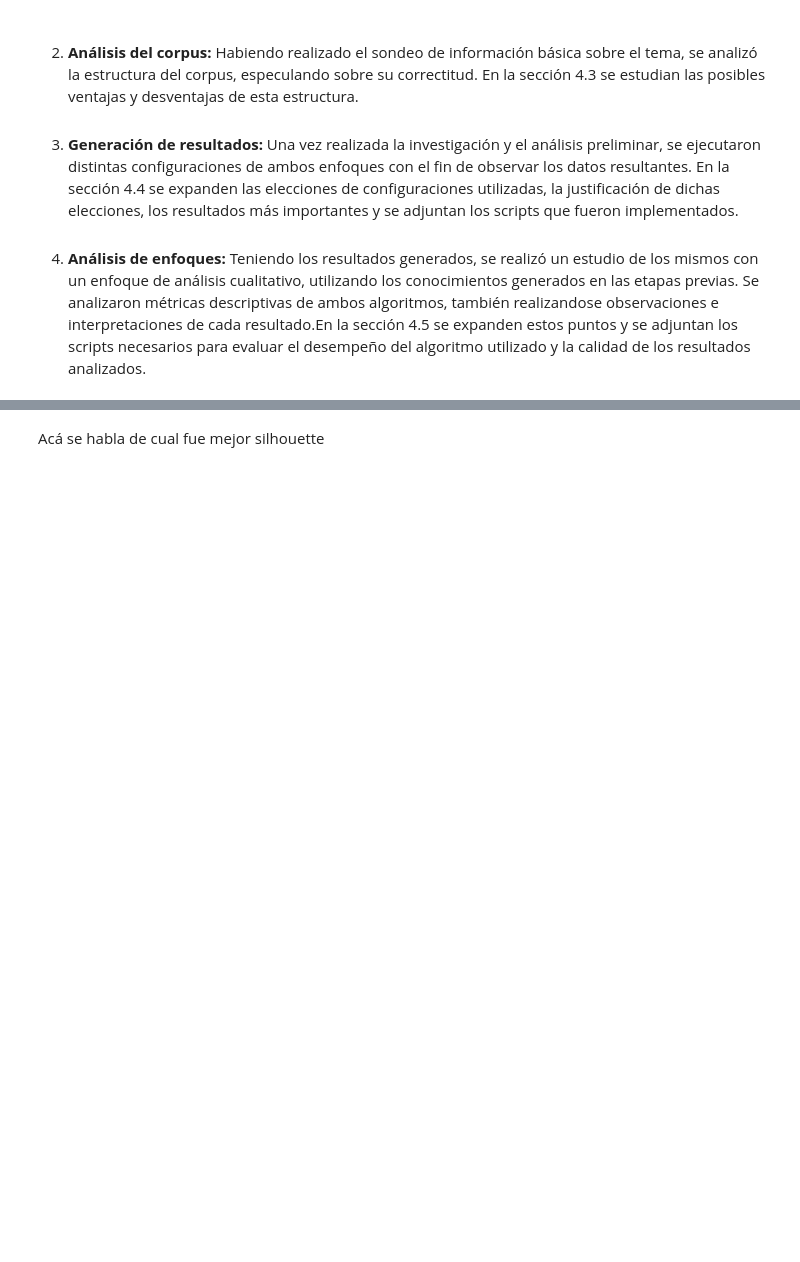
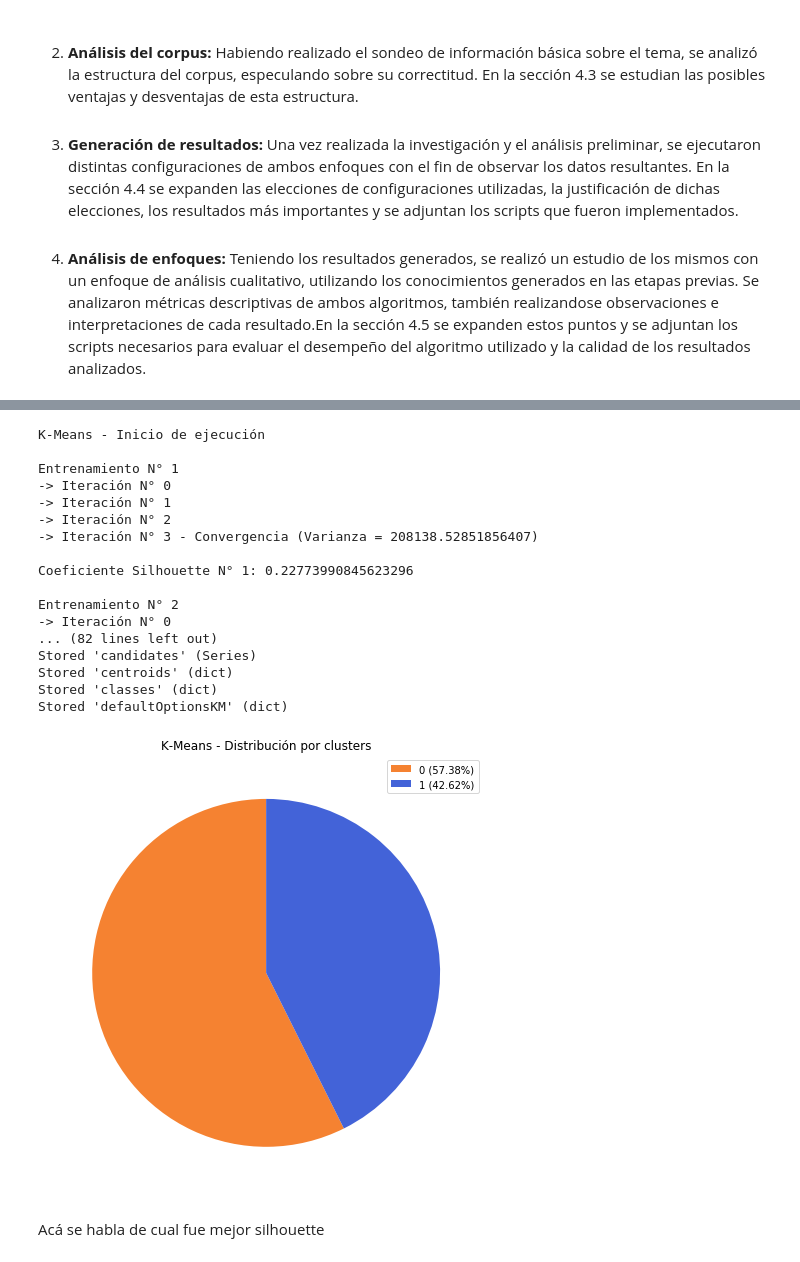
Before and after one commit to leanuy/aprendaut2019, a Jupyter notebook: lab4/notebook/notebook.ipynb, the cells around one changed output, grey strips where cells are left out. Saved outputs shown, nothing was run; the diff lists cells and outputs as text; code cells hidden in the pictures; blank space fills up the shorter version.

```diff
--- a/lab4/notebook/notebook.ipynb
+++ b/lab4/notebook/notebook.ipynb
@@ -359,3 +509,70 @@ Acá mostrar
+# %%
+# Script PCA - Ejecutar antes que cualquier gráfica de PCA
+# IMPORTANTE: Los parámetros k y executions son modificables por el usuario
+
+import os
+import sys
+sys.path.insert(1, os.path.join(sys.path[0], '..'))
+
+from utils.const import *
+from model import k_means
+import processing.reader as reader
+import plotting.kMeansPlotting as kMeansPlotting
+
+# Cantidad de clusters en los que partir (EJ: 2,3,5,10)
+k = 2
+
+# Cantidad de ejecuciones de K-Means (de ser mayor a 1, calcula para cada una el coeficiente de Silhouette
+# y guarda aquel conjunto de clusters con el coeficiente más alto)
+## Advertencia: Silhouette demora segundos en ejecutar.
+executions = 10
+
+# Leer dataset de respuestas a encuesta
+candidates, dataset = reader.readDataset('../' + DATA_ENCUESTAS)
+
+# Almacenar opciones por defecto para graficar luego
+defaultOptionsKM = {
+    'kmeans_iters': executions,
+    'kmeans_analysis': KmeansAnalysis.GENERAL,
+    'kmeans_evaluations': KmeansEvaluations.NONE,
+    'candidate_division': CandidateDivision.PARTIES,
+    'from_notebook': True
+}
+
+print('K-Means - Inicio de ejecución')
+
+# Aplicar K-Means
+centroids, classes = k_means.k_means(dataset, k, defaultOptionsKM, candidates)
+
+print('K-Means - Fin de ejecución')
+print()
+
+%store dataset
+%store candidates
+%store centroids
+%store classes
+%store defaultOptionsKM
+
+kMeansPlotting.plotKMeans(dataset, candidates, centroids, classes, defaultOptionsKM)
+# %% [output]
+K-Means - Inicio de ejecución
+
+Entrenamiento N° 1
+-> Iteración N° 0
+-> Iteración N° 1
+-> Iteración N° 2
+-> Iteración N° 3 - Convergencia (Varianza = 208138.52851856407)
+
+Coeficiente Silhouette N° 1: 0.22773990845623296
+
+Entrenamiento N° 2
+-> Iteración N° 0
+... (82 lines left out)
+Stored 'candidates' (Series)
+Stored 'centroids' (dict)
+Stored 'classes' (dict)
+Stored 'defaultOptionsKM' (dict)
+[figure, added]
 # %% [markdown]
 Acá se habla de cual fue mejor silhouette
 # %% [markdown]
```
Also changed, not shown: parts of 46 cells of this notebook, 3 other files.
